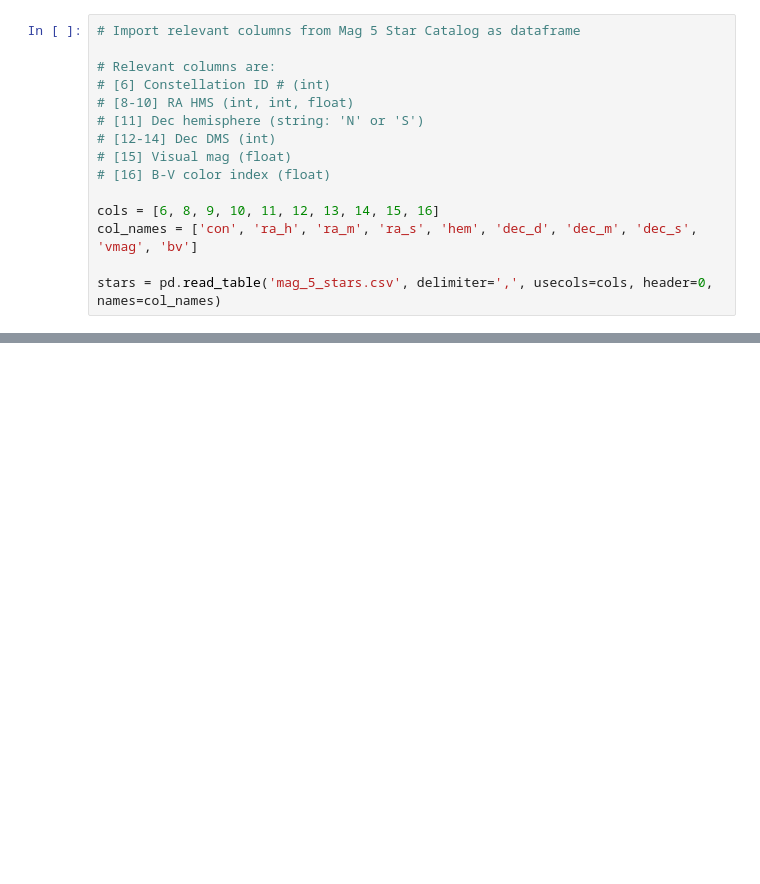
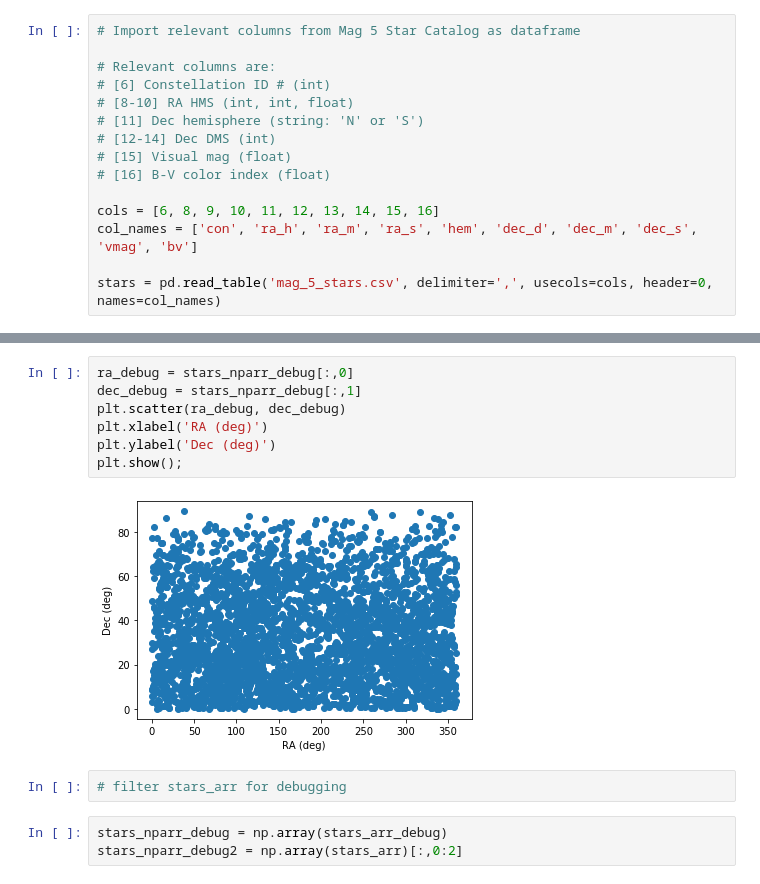
Before and after one commit to sarumanplaysguitar/panoptes3D, a Jupyter notebook: data/star_data_prep.ipynb, the cells around one changed output, grey strips where cells are left out. Drawn from its saved outputs; the diff is of its cells as text; blank space fills up the shorter version.

Commit message:
Testing stars

```diff
--- a/data/star_data_prep.ipynb
+++ b/data/star_data_prep.ipynb
@@ -129 +201,15 @@ stars_arr
  ...]
+# %%
+ra_debug = stars_nparr_debug[:,0]
+dec_debug = stars_nparr_debug[:,1]
+plt.scatter(ra_debug, dec_debug)
+plt.xlabel('RA (deg)')
+plt.ylabel('Dec (deg)')
+plt.show();
+# %% [output]
+[figure, added]
+# %%
+# filter stars_arr for debugging
+# %%
+stars_nparr_debug = np.array(stars_arr_debug)
+stars_nparr_debug2 = np.array(stars_arr)[:,0:2]
```
Also changed, not shown: parts of 18 cells of this notebook, 2 other files.
